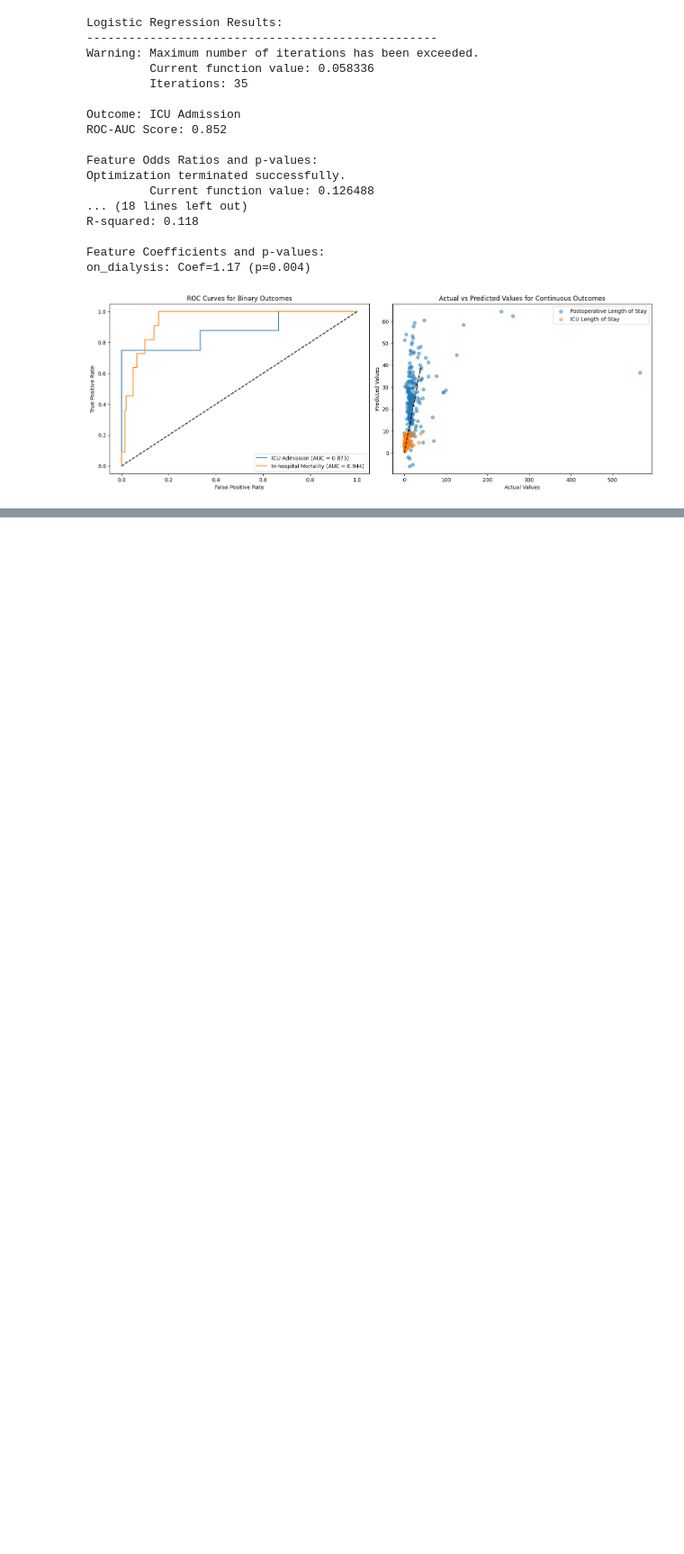
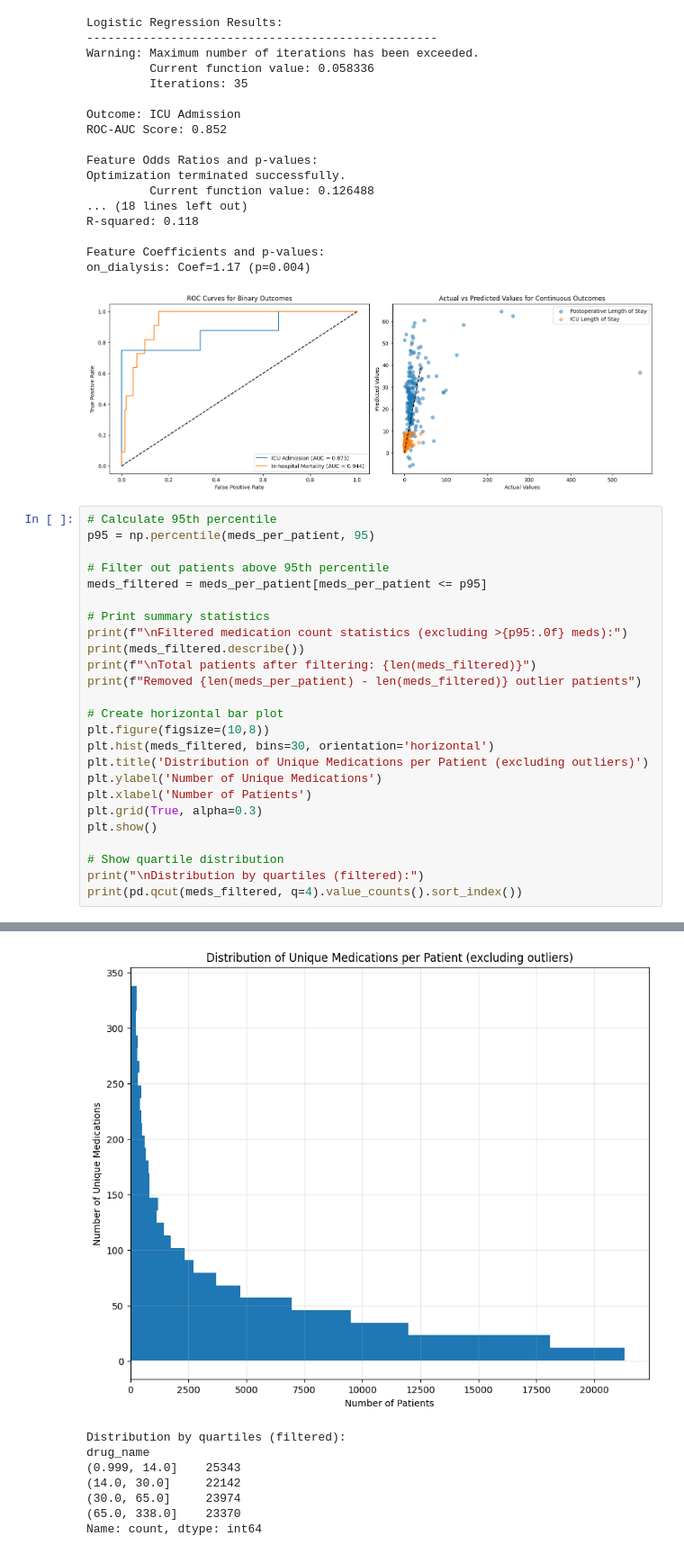
Before and after one commit to VivaSuresh/VitalDB-Dimensionality-Reduction, a Jupyter notebook: INSPIRE_Vasc_AOA.ipynb, the cells around one changed output, grey strips where cells are left out. Shown: that part at 90% size. Cells and saved outputs as stored; diff of their text form; blank space fills up the shorter version.

```diff
--- a/INSPIRE_Vasc_AOA.ipynb
+++ b/INSPIRE_Vasc_AOA.ipynb
@@ -1570,3 +1570,29 @@ R-squared: 0.118
 Feature Coefficients and p-values:
 on_dialysis: Coef=1.17 (p=0.004)
 [figure]
+# %%
+# Calculate 95th percentile
+p95 = np.percentile(meds_per_patient, 95)
+
+# Filter out patients above 95th percentile
+meds_filtered = meds_per_patient[meds_per_patient <= p95]
+
+# Print summary statistics
+print(f"\nFiltered medication count statistics (excluding >{p95:.0f} meds):")
+print(meds_filtered.describe())
+print(f"\nTotal patients after filtering: {len(meds_filtered)}")
+print(f"Removed {len(meds_per_patient) - len(meds_filtered)} outlier patients")
+
+# Create horizontal bar plot
+plt.figure(figsize=(10,8))
+plt.hist(meds_filtered, bins=30, orientation='horizontal')
+plt.title('Distribution of Unique Medications per Patient (excluding outliers)')
+plt.ylabel('Number of Unique Medications')
+plt.xlabel('Number of Patients')
+plt.grid(True, alpha=0.3)
+plt.show()
+
+# Show quartile distribution
+print("\nDistribution by quartiles (filtered):")
+print(pd.qcut(meds_filtered, q=4).value_counts().sort_index())
+# %% [output]
@@ -1572,0 +1612,8 @@ on_dialysis: Coef=1.17 (p=0.004)
+[figure, added]
+Distribution by quartiles (filtered):
+drug_name
+(0.999, 14.0]    25343
+(14.0, 30.0]     22142
+(30.0, 65.0]     23974
+(65.0, 338.0]    23370
+Name: count, dtype: int64
```
Also changed, not shown: parts of 1 cell of this notebook, 3 other files.
